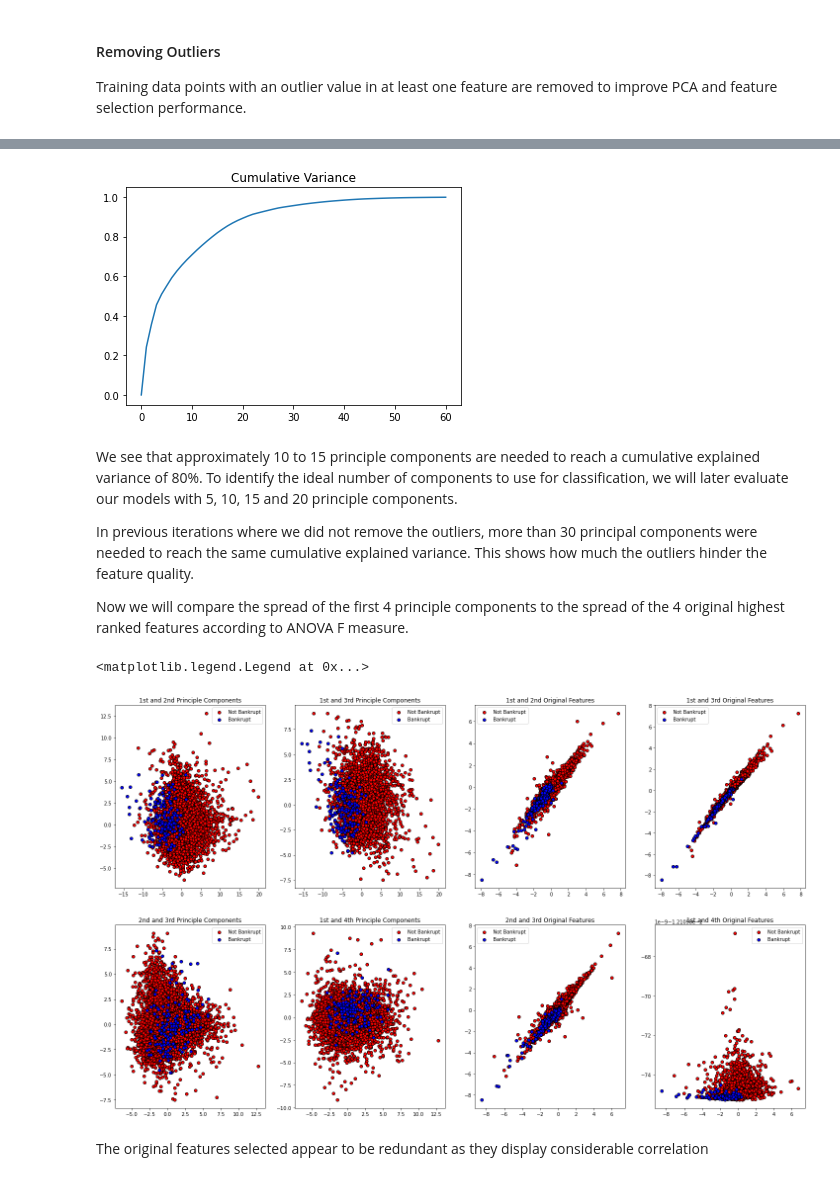
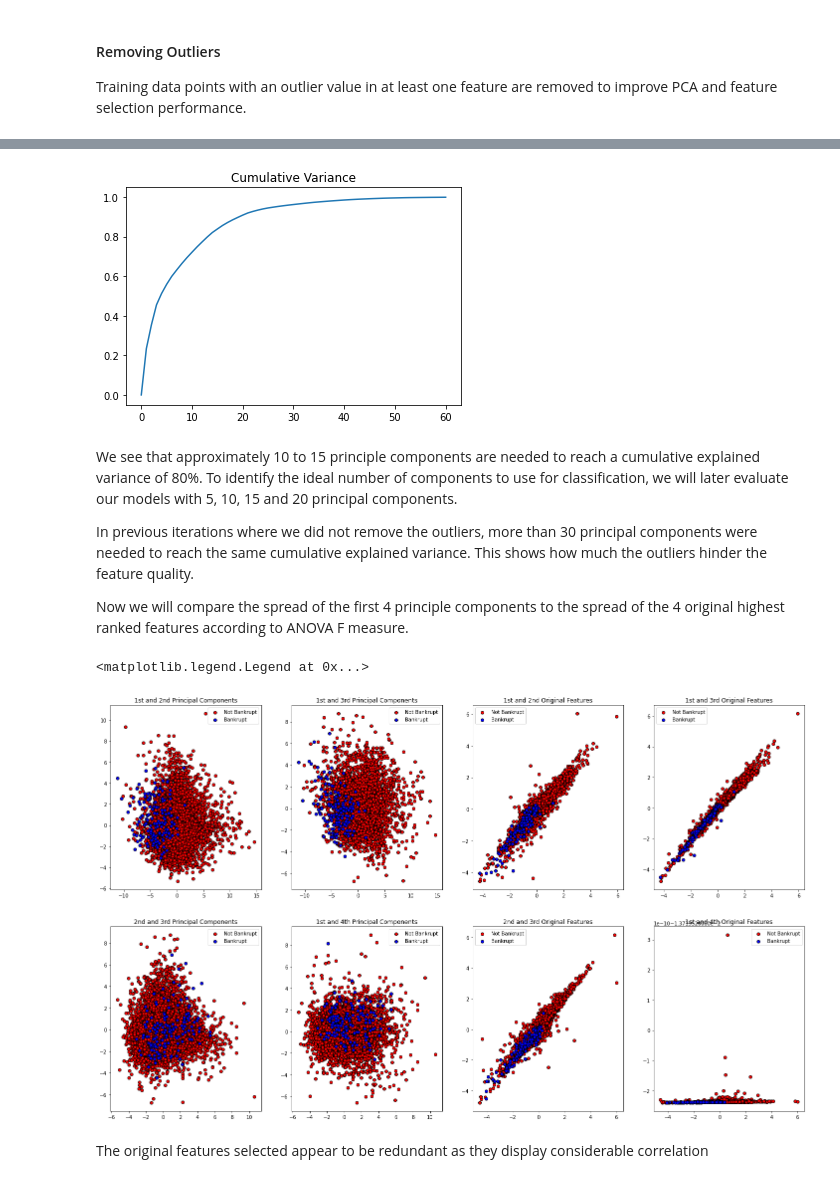
Before and after one commit to Ertugrulmert/Company-Bankruptcy-Estimation, a Jupyter notebook: Company_Bankruptcy_Prediction.ipynb, the cells around one changed output, grey strips where cells are left out. Drawn from its saved outputs; the diff is of its cells as text; code cells hidden in the pictures.

```diff
--- a/Company_Bankruptcy_Prediction.ipynb
+++ b/Company_Bankruptcy_Prediction.ipynb
@@ -38,2 +33,5 @@ df = pd.read_csv("/content/drive/MyDrive/Data Projects/data.csv")
+# %%
+#Loading the data
+df_unclean = pd.read_csv("/kaggle/input/company-bankruptcy-prediction/data.csv")
 # %% [markdown]
 ## General structure of the dataset
@@ -143,0 +204,8 @@ One thing to point out is that there are groups of features that appear highly c
+# %%
+df =df_unclean.drop([' Net Value Per Share (B)',' Net Value Per Share (A)',
+              ' Realized Sales Gross Margin',' Gross Profit to Sales',
+              ' Operating Profit Per Share (Yuan ¥)',' Pre-tax net Interest Rate',
+              ' After-tax Net Profit Growth Rate', ' Current Liabilities/Liability',
+              ' Current Liabilities/Equity',' Net worth/Assets'], axis=1)
+
+df.shape
@@ -220,9 +274,9 @@ X_cv_unclean,X_test,Y_cv_unclean,Y_test  = train_test_split(X_scaled, Y, test_si
 #### Removing Outliers
 Training data points with an outlier value in at least one feature are removed to improve PCA and feature selection performance.
 # %%
-#removing outliers
-Y_cv = Y_cv_unclean[(np.abs(stats.zscore(X_cv_unclean)) < 10).all(axis=1)]
-X_cv = X_cv_unclean[(np.abs(stats.zscore(X_cv_unclean)) < 10).all(axis=1)]
+#removing outliers (only the most fringe ~900 sampels removed)
+Y_cv = Y_cv_unclean[(np.abs(stats.zscore(X_cv_unclean)) < 7).all(axis=1)]
+X_cv = X_cv_unclean[(np.abs(stats.zscore(X_cv_unclean)) < 7).all(axis=1)]
 
 print("Cleaned X size: ", X_cv.shape)
 print("Cleaned Y size: ", Y_cv.shape)
@@ -245,2 +299,6 @@ Principle components will also be used as an alternative set of features.
+# %%
+pca = decomposition.PCA(n_components=60)
+pca.fit(X_cv)
+X_PCA = pca.transform(X_cv)
 # %%
 fig = plt.figure(1, figsize=(10, 10))
@@ -329,9 +377,9 @@ plt.plot(cumulative_variance)
 plt.title("Cumulative Variance")
 plt.show()
 # %% [output]
-[figure, old version]
+[figure, new version]
 # %% [markdown]
-We see that approximately 10 to 15 principle components are needed to reach a cumulative explained variance of 80%. To identify the ideal number of components to use for classification, we will later evaluate our models with 5, 10, 15 and 20 principle components.
+We see that approximately 10 to 15 principle components are needed to reach a cumulative explained variance of 80%. To identify the ideal number of components to use for classification, we will later evaluate our models with 5, 10, 15 and 20 principal components.
 
 In previous iterations where we did not remove the outliers, more than 30 principal components were needed to reach the same cumulative explained variance. This shows how much the outliers hinder the feature quality.
 
@@ -345,50 +393,50 @@ X_k = best_k.fit_transform(X_cv, Y_cv)
 #creating plots
 fig, ((ax1, ax2, ax5, ax6), (ax3, ax4, ax7, ax8)) = plt.subplots(2, 4,figsize=(25, 15))
 
-# ------------------------ Principle Components -------------------------------------
+# ------------------------ Principal Components -------------------------------------
 ax1.scatter(X_PCA[Y_cv == 0, 0],X_PCA[Y_cv == 0, 1], color='r', label="Not Bankrupt",edgecolor='k')
 ax1.scatter(X_PCA[Y_cv == 1,0],X_PCA[Y_cv == 1, 1], color='b', label="Bankrupt",edgecolor='k')
-ax1.set_title("1st and 2nd Principle Components")
+ax1.set_title("1st and 2nd Principal Components")
 ax1.legend()
 
 ax2.scatter(X_PCA[Y_cv == 0, 0],X_PCA[Y_cv == 0, 2], color='r', label="Not Bankrupt",edgecolor='k')
 ax2.scatter(X_PCA[Y_cv == 1,0],X_PCA[Y_cv == 1, 2], color='b', label="Bankrupt",edgecolor='k')
-ax2.set_title("1st and 3rd Principle Components")
+ax2.set_title("1st and 3rd Principal Components")
 ax2.legend()
 
 ax3.scatter(X_PCA[Y_cv == 0, 1],X_PCA[Y_cv == 0, 2], color='r', label="Not Bankrupt",edgecolor='k')
 ax3.scatter(X_PCA[Y_cv == 1,1],X_PCA[Y_cv == 1, 2], color='b', label="Bankrupt",edgecolor='k')
-ax3.set_title("2nd and 3rd Principle Components")
+ax3.set_title("2nd and 3rd Principal Components")
 ax3.legend()
 
 ax4.scatter(X_PCA[Y_cv == 0, 1],X_PCA[Y_cv == 0, 3], color='r', label="Not Bankrupt",edgecolor='k')
 ax4.scatter(X_PCA[Y_cv == 1,1],X_PCA[Y_cv == 1, 3], color='b', label="Bankrupt",edgecolor='k')
-ax4.set_title("1st and 4th Principle Components")
+ax4.set_title("1st and 4th Principal Components")
 ax4.legend()
 
 # ------------------------ Original Features -------------------------------------
 ax5.scatter(X_k[Y_cv == 0, 0],X_k[Y_cv == 0, 1], color='r', label="Not Bankrupt",edgecolor='k')
 ax5.scatter(X_k[Y_cv == 1,0],X_k[Y_cv == 1, 1], color='b', label="Bankrupt",edgecolor='k')
 ax5.set_title("1st and 2nd Original Features")
 ax5.legend()
 
 ax6.scatter(X_k[Y_cv == 0, 0],X_k[Y_cv == 0, 2], color='r', label="Not Bankrupt",edgecolor='k')
 ax6.scatter(X_k[Y_cv == 1,0],X_k[Y_cv == 1, 2], color='b', label="Bankrupt",edgecolor='k')
 ax6.set_title("1st and 3rd Original Features")
 ax6.legend()
 
 ax7.scatter(X_k[Y_cv == 0, 1],X_k[Y_cv == 0, 2], color='r', label="Not Bankrupt",edgecolor='k')
 ax7.scatter(X_k[Y_cv == 1,1],X_k[Y_cv == 1, 2], color='b', label="Bankrupt",edgecolor='k')
 ax7.set_title("2nd and 3rd Original Features")
 ax7.legend()
 
 ax8.scatter(X_k[Y_cv == 0, 1],X_k[Y_cv == 0, 3], color='r', label="Not Bankrupt",edgecolor='k')
 ax8.scatter(X_k[Y_cv == 1,1],X_k[Y_cv == 1, 3], color='b', label="Bankrupt",edgecolor='k')
 ax8.set_title("1st and 4th Original Features")
 ax8.legend()
 # %% [output]
 <matplotlib.legend.Legend at 0x...>
-[figure, old version]
+[figure, new version]
 # %% [markdown]
 The original features selected appear to be redundant as they display considerable correlation
 # %%
```
Also changed, not shown: parts of 53 cells of this notebook.
